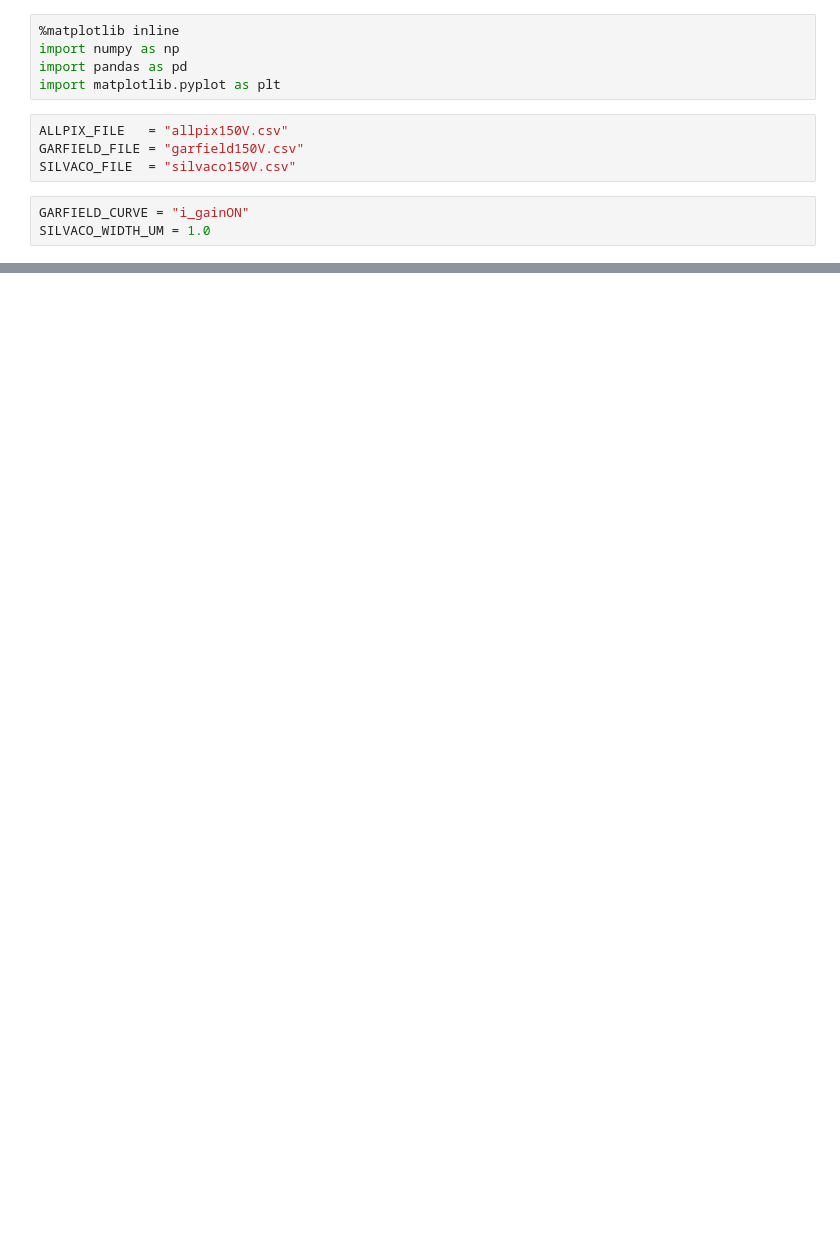
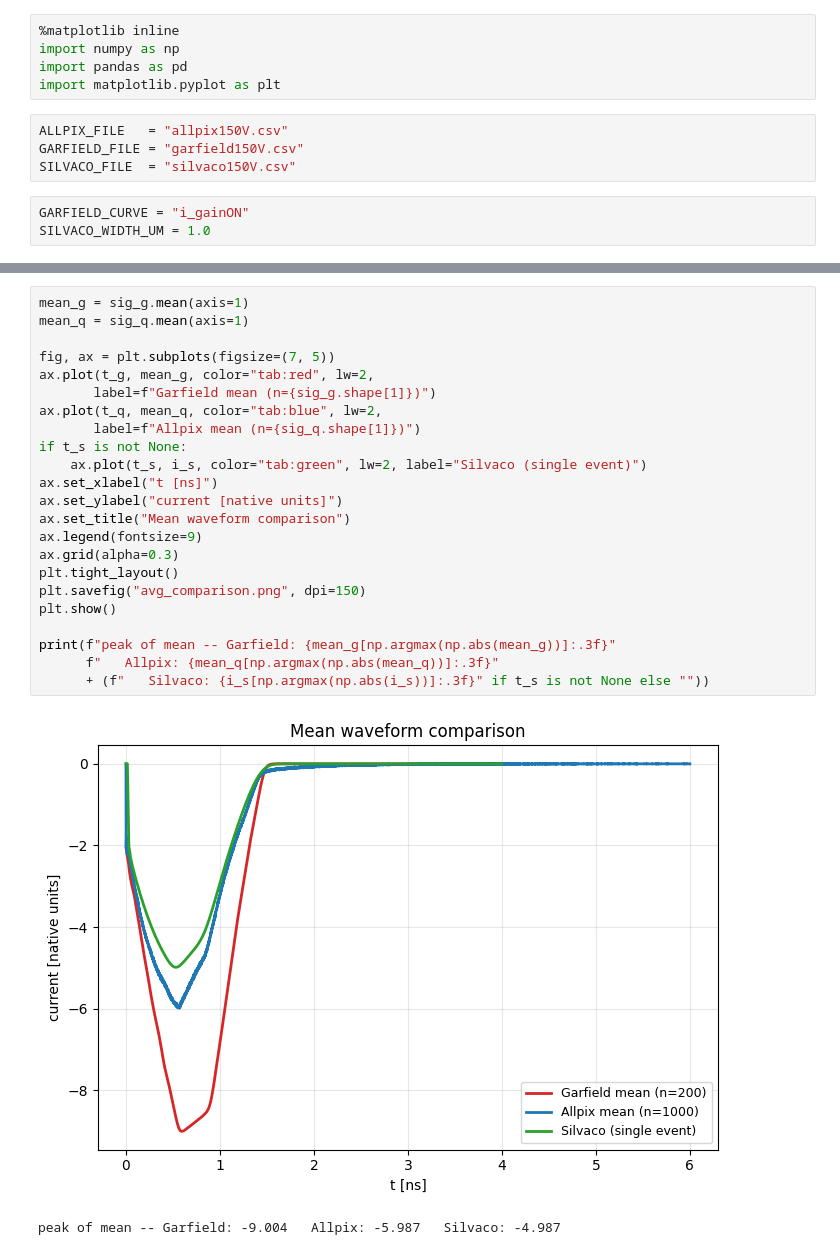
Before and after one commit to ahaines561/Garfieldpp-analysis, a Jupyter notebook: main.ipynb, the cells around one changed output, grey strips where cells are left out. Drawn from its saved outputs; the diff is of its cells as text; blank space fills up the shorter version.

```diff
--- a/main.ipynb
+++ b/main.ipynb
@@ -86,0 +268,26 @@ plt.show()
+# %%
+mean_g = sig_g.mean(axis=1)
+mean_q = sig_q.mean(axis=1)
+
+fig, ax = plt.subplots(figsize=(7, 5))
+ax.plot(t_g, mean_g, color="tab:red", lw=2,
+       label=f"Garfield mean (n={sig_g.shape[1]})")
+ax.plot(t_q, mean_q, color="tab:blue", lw=2,
+       label=f"Allpix mean (n={sig_q.shape[1]})")
+if t_s is not None:
+    ax.plot(t_s, i_s, color="tab:green", lw=2, label="Silvaco (single event)")
+ax.set_xlabel("t [ns]")
+ax.set_ylabel("current [native units]")
+ax.set_title("Mean waveform comparison")
+ax.legend(fontsize=9)
+ax.grid(alpha=0.3)
+plt.tight_layout()
+plt.savefig("avg_comparison.png", dpi=150)
+plt.show()
+
+print(f"peak of mean -- Garfield: {mean_g[np.argmax(np.abs(mean_g))]:.3f}"
+      f"   Allpix: {mean_q[np.argmax(np.abs(mean_q))]:.3f}"
+      + (f"   Silvaco: {i_s[np.argmax(np.abs(i_s))]:.3f}" if t_s is not None else ""))
+# %% [output]
+[figure, added]
+peak of mean -- Garfield: -9.004   Allpix: -5.987   Silvaco: -4.987
```
Also changed, not shown: parts of 13 cells of this notebook, 1 other file.
